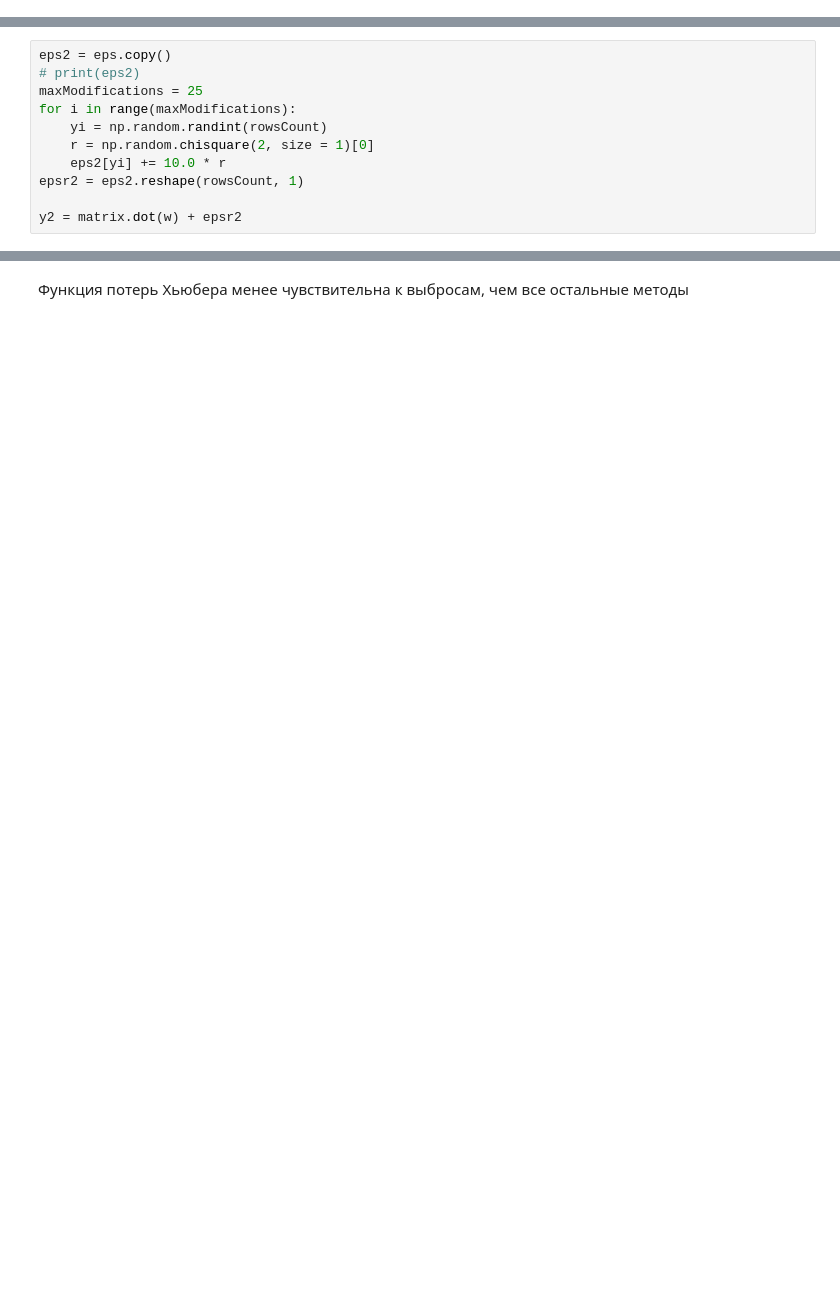
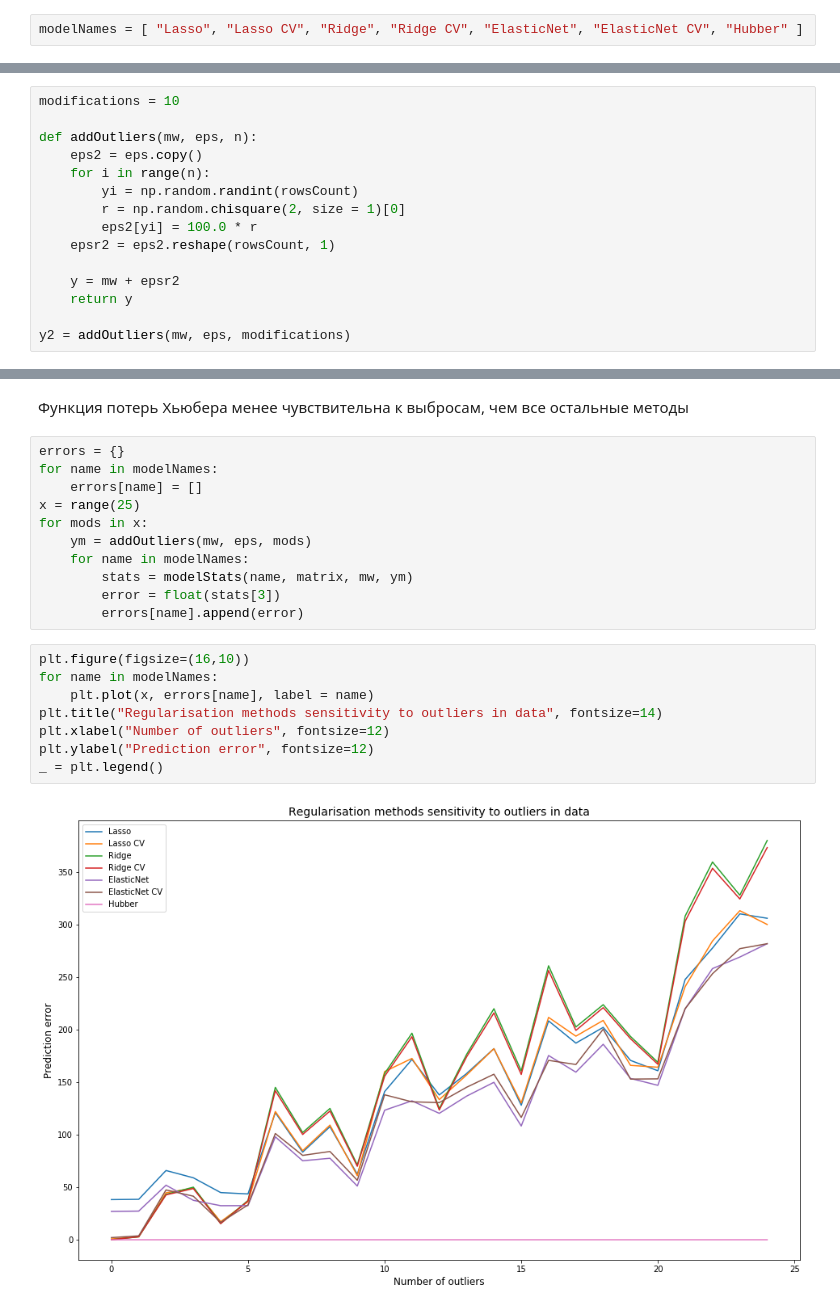
Before and after one commit to bvdmitri/ml-course, a Jupyter notebook: 02.homework/Task 3.ipynb, the cells around one changed output, grey strips where cells are left out. Saved outputs shown, nothing was run; the diff lists cells and outputs as text; blank space fills up the shorter version.

Commit message:
sensitivity chart

```diff
--- a/02.homework/Task 3.ipynb
+++ b/02.homework/Task 3.ipynb
@@ -54,6 +54,8 @@ mw = matrix.dot(w)
 y = matrix.dot(w) + epsr
 # %% [markdown]
 Сравните разреженность и точность решения, которое дают методы регуляризации рассмотренные на лекции. Сделайте вывод об их эффективности. Рассмотрите, как автоматический подбор параметра регуляризации, так и эвристический подбор. Сравните эффективность методов.
+# %%
+modelNames = [ "Lasso", "Lasso CV", "Ridge", "Ridge CV", "ElasticNet", "ElasticNet CV", "Hubber" ]
 # %%
 from sklearn import linear_model as models
 from numpy.linalg import norm
@@ -118,15 +116,19 @@ Some analysis.... todo
 # %% [markdown]
 Добавьте в сгенерированную выборку несколько (5-10) выбросов, то есть таких строк и соответствующих им значений в  yy , что они не подчиняются ранее заданному закону.
 # %%
-eps2 = eps.copy()
-# print(eps2)
-maxModifications = 25
-for i in range(maxModifications):
-    yi = np.random.randint(rowsCount)
-    r = np.random.chisquare(2, size = 1)[0]
-    eps2[yi] += 10.0 * r
-epsr2 = eps2.reshape(rowsCount, 1)
+modifications = 10
 
-y2 = matrix.dot(w) + epsr2
+def addOutliers(mw, eps, n):
+    eps2 = eps.copy()
+    for i in range(n):
+        yi = np.random.randint(rowsCount)
+        r = np.random.chisquare(2, size = 1)[0]
+        eps2[yi] = 100.0 * r
+    epsr2 = eps2.reshape(rowsCount, 1)
+
+    y = mw + epsr2
+    return y
+
+y2 = addOutliers(mw, eps, modifications)
 # %% [markdown]
 Проверьте как изменится точность решения задачи для ранее рассмотренных  методов и сравните предыдущие методы регуляризации с регуляризацией Huber'a. Какой способ устойчивее к выбросам и почему?
@@ -152,2 +148,23 @@ display(HTML(tableFullWidth(tabulate.tabulate(table2, tablefmt='html'))))
 # %% [markdown]
 Функция потерь Хьюбера менее чувствительна к выбросам, чем все остальные методы
+# %%
+errors = {}
+for name in modelNames:
+    errors[name] = []
+x = range(25)
+for mods in x:
+    ym = addOutliers(mw, eps, mods)
+    for name in modelNames:
+        stats = modelStats(name, matrix, mw, ym)
+        error = float(stats[3])
+        errors[name].append(error)
+# %%
+plt.figure(figsize=(16,10))
+for name in modelNames:
+    plt.plot(x, errors[name], label = name)
+plt.title("Regularisation methods sensitivity to outliers in data", fontsize=14)
+plt.xlabel("Number of outliers", fontsize=12)
+plt.ylabel("Prediction error", fontsize=12)
+_ = plt.legend()
+# %% [output]
+[figure, added]
```
Also changed, not shown: parts of 3 cells of this notebook.
